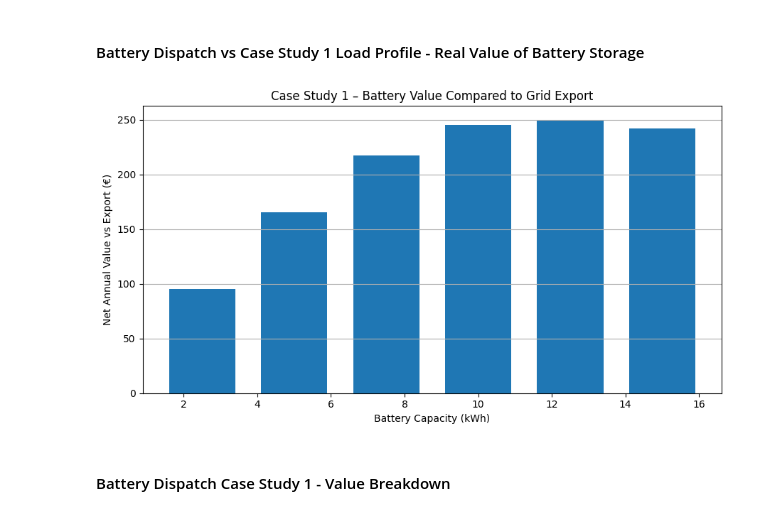
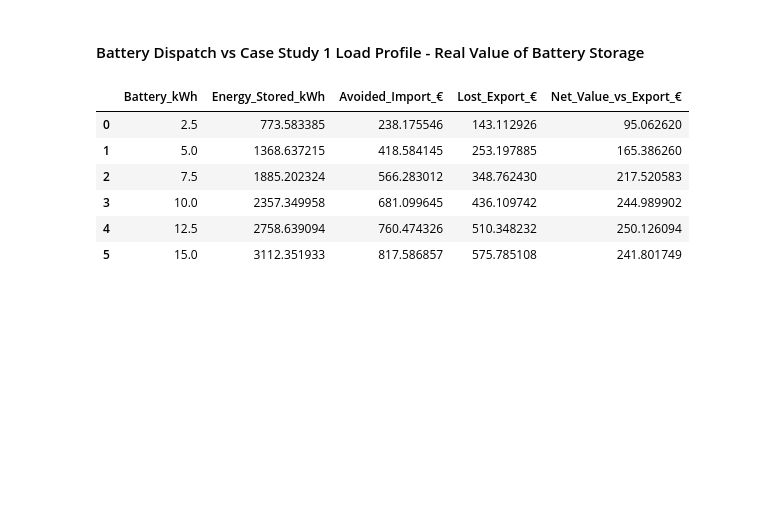
Before and after one commit to p-sav/PFDA, a Jupyter notebook: Project/Energy_analysis.ipynb, the cells around one changed output. Drawn from its saved outputs; the diff is of its cells as text; code cells hidden in the pictures; blank space fills up the shorter version.

```diff
--- a/Project/Energy_analysis.ipynb
+++ b/Project/Energy_analysis.ipynb
@@ -1760,67 +1760,37 @@ case1['PV_Surplus_kWh'] = case1['PV_Surplus_kWh'].fillna(0.0)     # Fill any unm
 # Rule: discharge to Peak first, then Day, then Night (because peak is typically most valuable)
 results = []                                                      # Create an empty list to store results per battery size
 
 annual_pv_surplus_kwh = case1['PV_Surplus_kWh'].sum()             # Compute annual PV surplus available (kWh) over Case Study 1 dates
 annual_export_value_eur = annual_pv_surplus_kwh * export_rate_eur_per_kwh  # Compute annual export revenue if all surplus was exported (€)
 
 for cap in battery_sizes_kwh:                                     # Loop through each candidate battery size
     stored_kwh = np.minimum(case1['PV_Surplus_kWh'], cap)         # Compute daily energy that can be stored (kWh) limited by capacity
     stored_kwh = stored_kwh * battery_round_trip_eff             # Apply round-trip efficiency to stored energy (kWh usable)
 
     peak_offset_kwh = np.minimum(stored_kwh, case1['Peak_kWh'])   # Offset peak imports first (kWh)
     rem_after_peak = stored_kwh - peak_offset_kwh                 # Remaining stored energy after peak offset (kWh)
 
     day_offset_kwh = np.minimum(rem_after_peak, case1['Day_kWh']) # Offset day imports next (kWh)
     rem_after_day = rem_after_peak - day_offset_kwh               # Remaining stored energy after day offset (kWh)
 
     night_offset_kwh = np.minimum(rem_after_day, case1['Night_kWh'])  # Offset night imports last (kWh)
 
     avoided_cost_eur = (peak_offset_kwh.sum() * rates_dnp['peak']) + (day_offset_kwh.sum() * rates_dnp['day']) + (night_offset_kwh.sum() * rates_dnp['night'])  # Compute avoided import cost (€)
     net_value_vs_export_eur = avoided_cost_eur - (stored_kwh.sum() * export_rate_eur_per_kwh)  # Compare storing vs exporting only the energy actually stored (€)
 
     results.append([cap, stored_kwh.sum(), avoided_cost_eur, stored_kwh.sum() * export_rate_eur_per_kwh, net_value_vs_export_eur])  # Store results row
 
 battery_case1_value = pd.DataFrame(                               # Convert results list into a DataFrame
     results,                                                      # Use computed results
     columns=['Battery_kWh', 'Energy_Stored_kWh', 'Avoided_Import_€', 'Lost_Export_€', 'Net_Value_vs_Export_€']  # Name output columns
 )
 
 battery_case1_value                                                # Display the Case Study 1 battery value table
-
-
-
-import matplotlib.pyplot as plt
-import pandas as pd
-
-# Create DataFrame from your results
-battery_results = pd.DataFrame({
-    'Battery_kWh': [2.5, 5.0, 7.5, 10.0, 12.5, 15.0],
-    'Net_Value_vs_Export_€': [
-        95.062620,
-        165.386260,
-        217.520583,
-        244.989902,
-        250.126094,
-        241.801749
-    ]
-})
-
-# Plot
-plt.figure(figsize=(9, 5))
-
-plt.bar(
-    battery_results['Battery_kWh'],
-    battery_results['Net_Value_vs_Export_€'],
-    width=1.8
-)
-
-plt.xlabel("Battery Capacity (kWh)")
-plt.ylabel("Net Annual Value vs Export (€)")
-plt.title("Case Study 1 – Battery Value Compared to Grid Export")
-plt.grid(axis='y')
-plt.tight_layout()
-plt.show()
 # %% [output]
-[figure, removed]
+|  | Battery_kWh | Energy_Stored_kWh | Avoided_Import_€ | Lost_Export_€ | Net_Value_vs_Export_€ |
+| 0 | 2.5 | 773.583385 | 238.175546 | 143.112926 | 95.062620 |
+| 1 | 5.0 | 1368.637215 | 418.584145 | 253.197885 | 165.386260 |
+| 2 | 7.5 | 1885.202324 | 566.283012 | 348.762430 | 217.520583 |
+| 3 | 10.0 | 2357.349958 | 681.099645 | 436.109742 | 244.989902 |
+| 4 | 12.5 | 2758.639094 | 760.474326 | 510.348232 | 250.126094 |
+| 5 | 15.0 | 3112.351933 | 817.586857 | 575.785108 | 241.801749 |
-# %% [markdown]
-#### Battery Dispatch Case Study 1 - Value Breakdown
```
Also changed, not shown: parts of 4 cells of this notebook.
